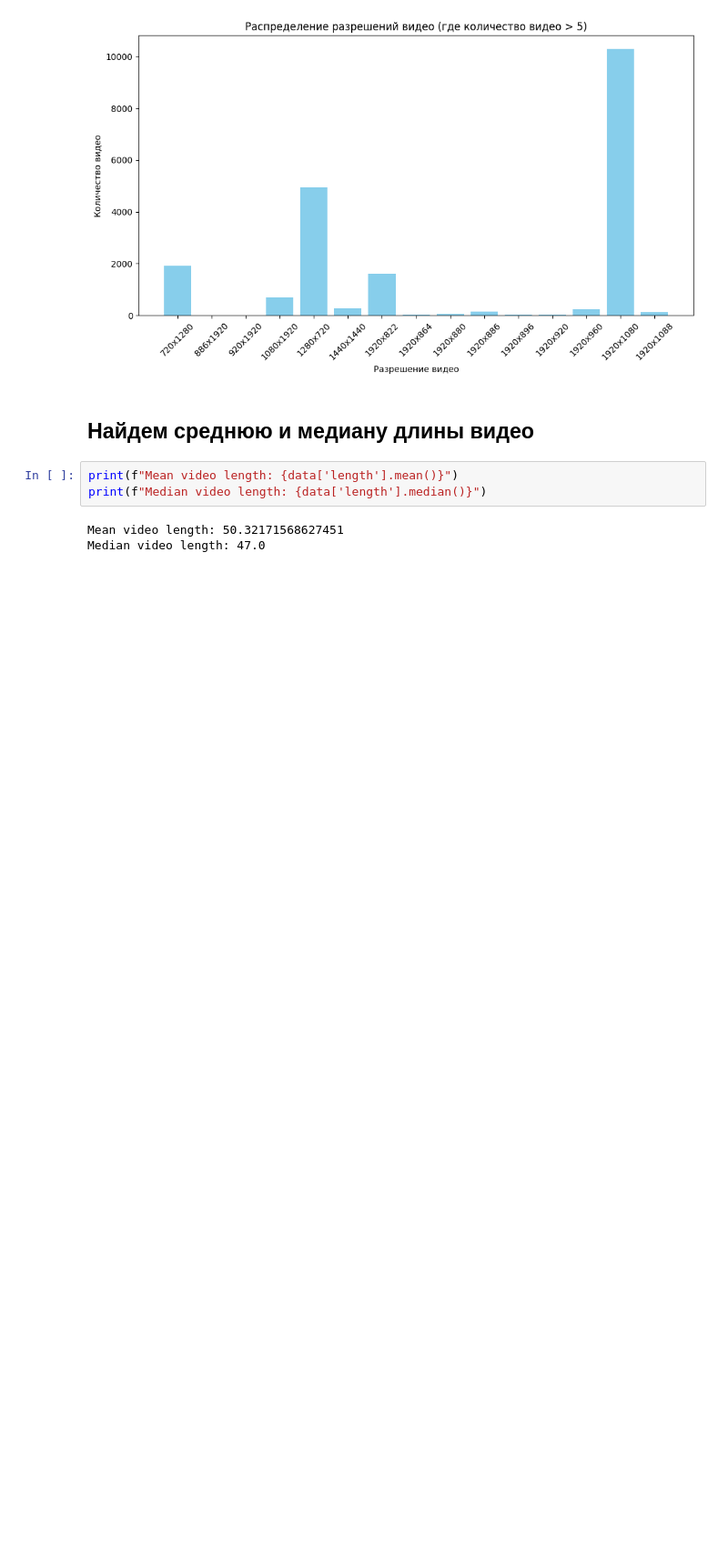
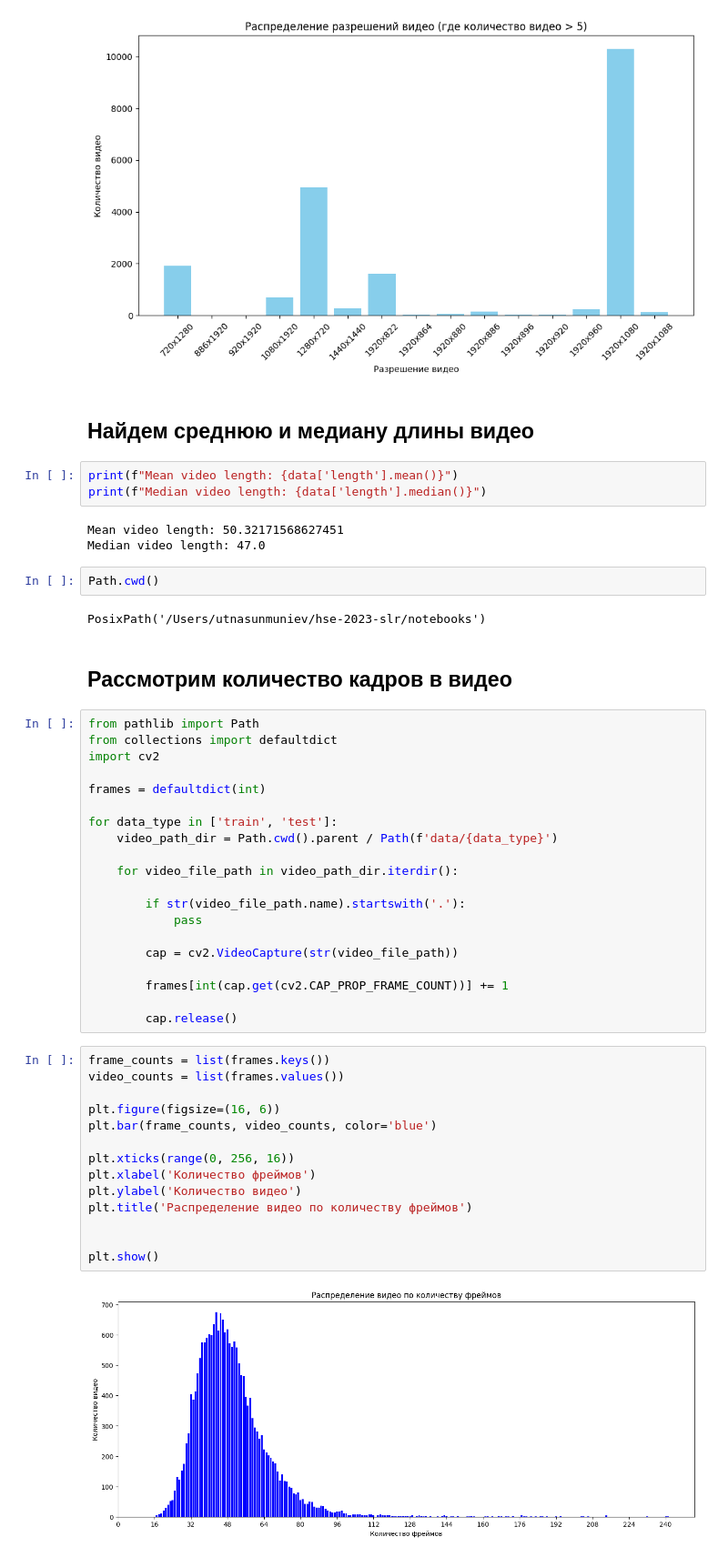
Before and after one commit to utnasun/hse-2023-slr, a Jupyter notebook: notebooks/eda.ipynb, the cells around one changed output. Shown: that part at 91% size. Cells and saved outputs as stored; diff of their text form; blank space fills up the shorter version.

Commit message:
add frame analysis in EDA

```diff
--- a/notebooks/eda.ipynb
+++ b/notebooks/eda.ipynb
@@ -149,3 +149,45 @@ print(f"Median video length: {data['length'].median()}")
 # %% [output]
 Mean video length: 50.32171568627451
 Median video length: 47.0
+# %%
+Path.cwd()
+# %% [output]
+PosixPath('/Users/utnasunmuniev/hse-2023-slr/notebooks')
+# %% [markdown]
+## Рассмотрим количество кадров в видео
+# %%
+from pathlib import Path
+from collections import defaultdict
+import cv2
+
+frames = defaultdict(int)
+
+for data_type in ['train', 'test']:
+    video_path_dir = Path.cwd().parent / Path(f'data/{data_type}')
+
+    for video_file_path in video_path_dir.iterdir():
+
+        if str(video_file_path.name).startswith('.'):
+            pass
+
+        cap = cv2.VideoCapture(str(video_file_path))
+
+        frames[int(cap.get(cv2.CAP_PROP_FRAME_COUNT))] += 1
+
+        cap.release()
+# %%
+frame_counts = list(frames.keys())
+video_counts = list(frames.values())
+
+plt.figure(figsize=(16, 6))
+plt.bar(frame_counts, video_counts, color='blue')
+
+plt.xticks(range(0, 256, 16))
+plt.xlabel('Количество фреймов')
+plt.ylabel('Количество видео')
+plt.title('Распределение видео по количеству фреймов')
+
+
+plt.show()
+# %% [output]
+[figure, added]
```
Also changed, not shown: parts of 3 cells of this notebook.
